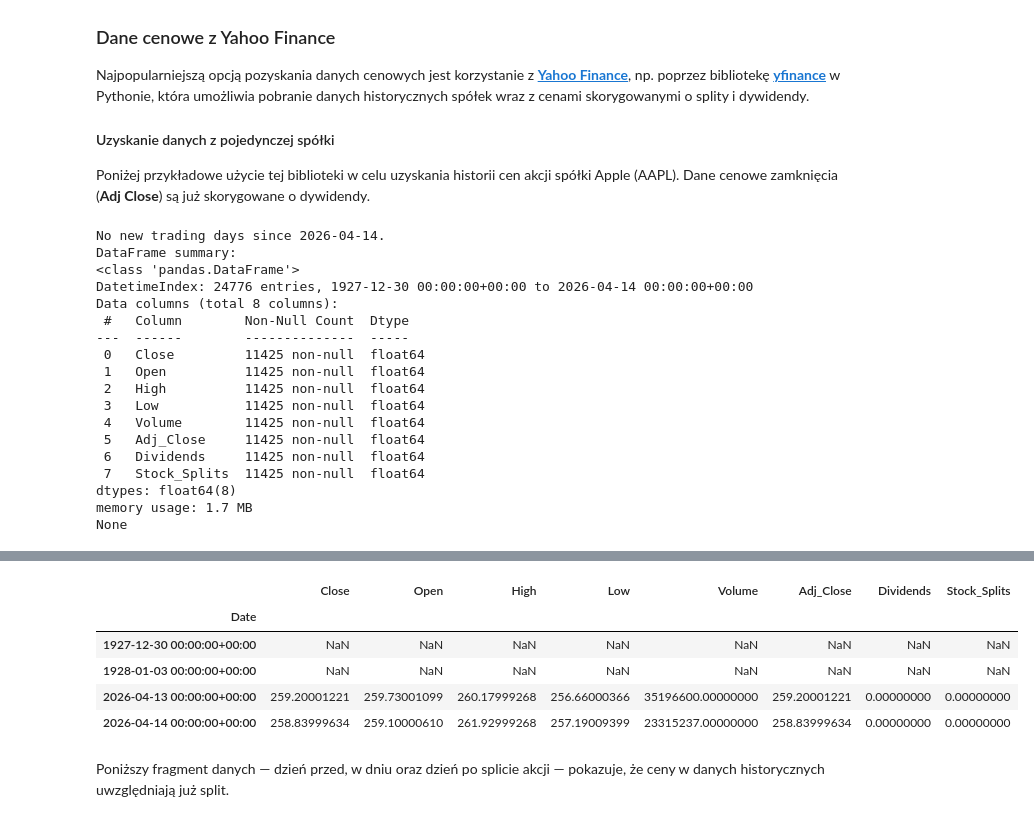
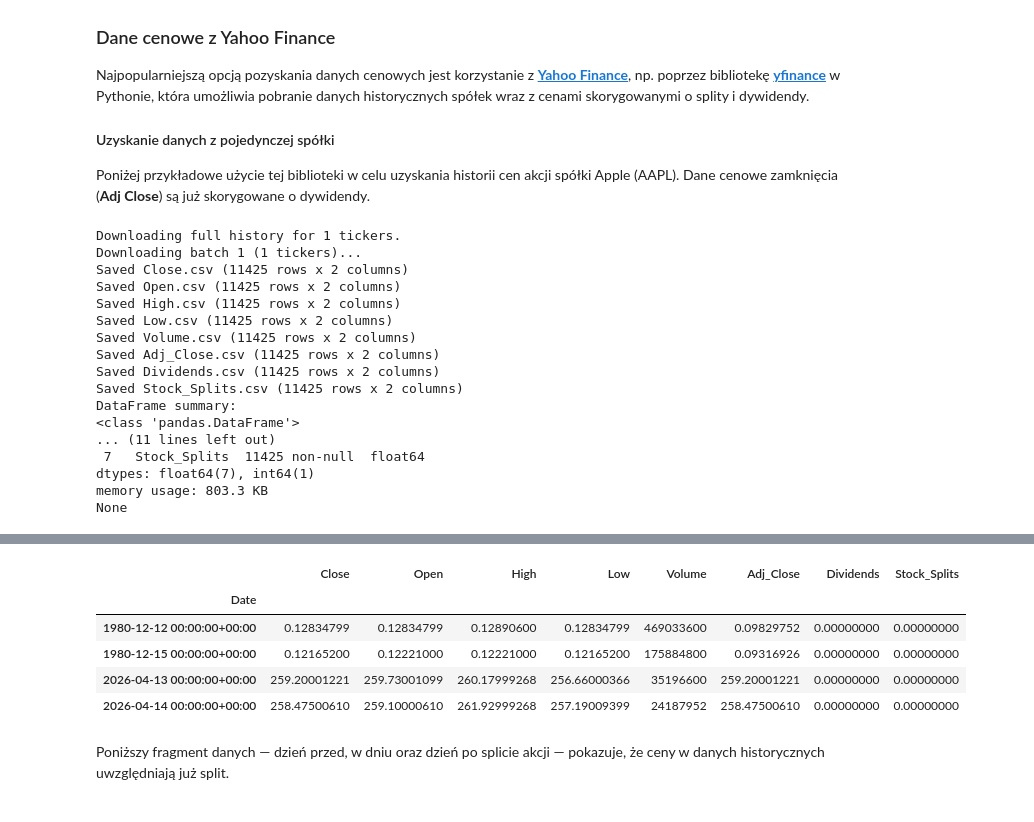
Before and after one commit to MichaelL200/data-driven-stock-portfolio-selection, a Jupyter notebook: notebooks/02b_data_stocks_yf.ipynb, the cells around one changed output, grey strips where cells are left out. Cells and saved outputs as stored; diff of their text form; code cells hidden in the pictures.

Commit message:
fix(dataset): simplify dataset.py, so there are not bugs

```diff
--- a/notebooks/02b_data_stocks_yf.ipynb
+++ b/notebooks/02b_data_stocks_yf.ipynb
@@ -28,27 +28,26 @@ Najpopularniejszą opcją pozyskania danych cenowych jest korzystanie z [**Yahoo
 Poniżej przykładowe użycie tej biblioteki w celu uzyskania historii cen akcji spółki Apple (AAPL). Dane cenowe zamknięcia (**Adj Close**) są już skorygowane o dywidendy.
 # %%
 ticker = "AAPL"
-dataset.YahooFinance.download_ticker(ticker, save_csv=True)
+dataset.YahooFinance.download_ticker(ticker)
 apple = dataset.YahooFinance.load_ticker(ticker)
 plots.summarize_df(apple)
 # %% [output]
-No new trading days since 2026-04-14.
+Downloading full history for 1 tickers.
+Downloading batch 1 (1 tickers)...
+Saved Close.csv (11425 rows x 2 columns)
+Saved Open.csv (11425 rows x 2 columns)
+Saved High.csv (11425 rows x 2 columns)
+Saved Low.csv (11425 rows x 2 columns)
+Saved Volume.csv (11425 rows x 2 columns)
+Saved Adj_Close.csv (11425 rows x 2 columns)
+Saved Dividends.csv (11425 rows x 2 columns)
+Saved Stock_Splits.csv (11425 rows x 2 columns)
 DataFrame summary:
 <class 'pandas.DataFrame'>
-DatetimeIndex: 24776 entries, 1927-12-30 00:00:00+00:00 to 2026-04-14 00:00:00+00:00
-Data columns (total 8 columns):
- #   Column        Non-Null Count  Dtype
----  ------        --------------  -----
- 0   Close         11425 non-null  float64
- 1   Open          11425 non-null  float64
- 2   High          11425 non-null  float64
- 3   Low           11425 non-null  float64
- 4   Volume        11425 non-null  float64
- 5   Adj_Close     11425 non-null  float64
- 6   Dividends     11425 non-null  float64
+... (11 lines left out)
  7   Stock_Splits  11425 non-null  float64
-dtypes: float64(8)
-memory usage: 1.7 MB
+dtypes: float64(7), int64(1)
+memory usage: 803.3 KB
 None
 |  | Close | Open | High | Low | Volume | Adj_Close | Dividends | Stock_Splits |
 | count | 11425.00000000 | 11425.00000000 | 11425.00000000 | 11425.00000000 | 11425.00000000 | 11425.00000000 | 11425.00000000 | 11425.00000000 |
@@ -61,10 +60,10 @@ None
 | max | 286.19000244 | 286.20001221 | 288.61999512 | 283.29998779 | 7421640800.00000000 | 285.92245483 | 0.26000000 | 7.00000000 |
 |  | Close | Open | High | Low | Volume | Adj_Close | Dividends | Stock_Splits |
 | Date |  |  |  |  |  |  |  |  |
-| 1927-12-30 00:00:00+00:00 | NaN | NaN | NaN | NaN | NaN | NaN | NaN | NaN |
-| 1928-01-03 00:00:00+00:00 | NaN | NaN | NaN | NaN | NaN | NaN | NaN | NaN |
-| 2026-04-13 00:00:00+00:00 | 259.20001221 | 259.73001099 | 260.17999268 | 256.66000366 | 35196600.00000000 | 259.20001221 | 0.00000000 | 0.00000000 |
-| 2026-04-14 00:00:00+00:00 | 258.83999634 | 259.10000610 | 261.92999268 | 257.19009399 | 23315237.00000000 | 258.83999634 | 0.00000000 | 0.00000000 |
+| 1980-12-12 00:00:00+00:00 | 0.12834799 | 0.12834799 | 0.12890600 | 0.12834799 | 469033600 | 0.09829752 | 0.00000000 | 0.00000000 |
+| 1980-12-15 00:00:00+00:00 | 0.12165200 | 0.12221000 | 0.12221000 | 0.12165200 | 175884800 | 0.09316926 | 0.00000000 | 0.00000000 |
+| 2026-04-13 00:00:00+00:00 | 259.20001221 | 259.73001099 | 260.17999268 | 256.66000366 | 35196600 | 259.20001221 | 0.00000000 | 0.00000000 |
+| 2026-04-14 00:00:00+00:00 | 258.47500610 | 259.10000610 | 261.92999268 | 257.19009399 | 24187952 | 258.47500610 | 0.00000000 | 0.00000000 |
 # %% [markdown]
 Poniższy fragment danych — dzień przed, w dniu oraz dzień po splicie akcji — pokazuje, że ceny w danych historycznych uwzględniają już split.
 # %%
```
Also changed, not shown: parts of 10 cells of this notebook, 3 other files.
